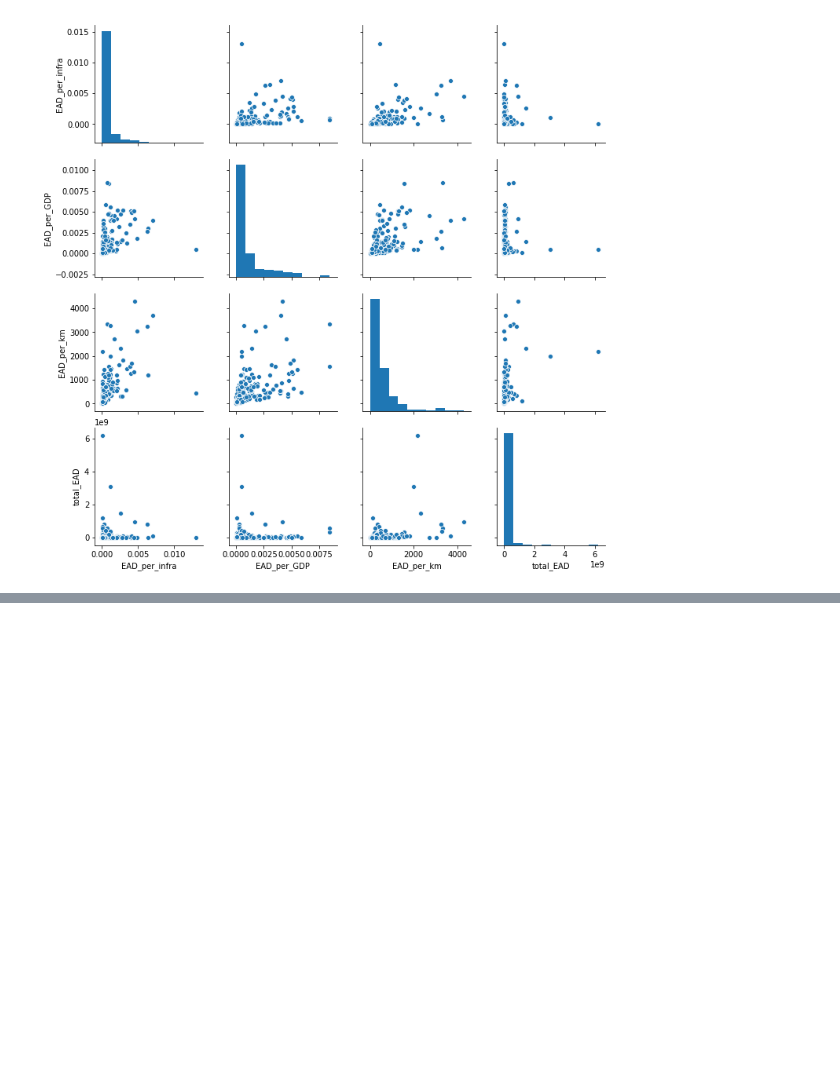
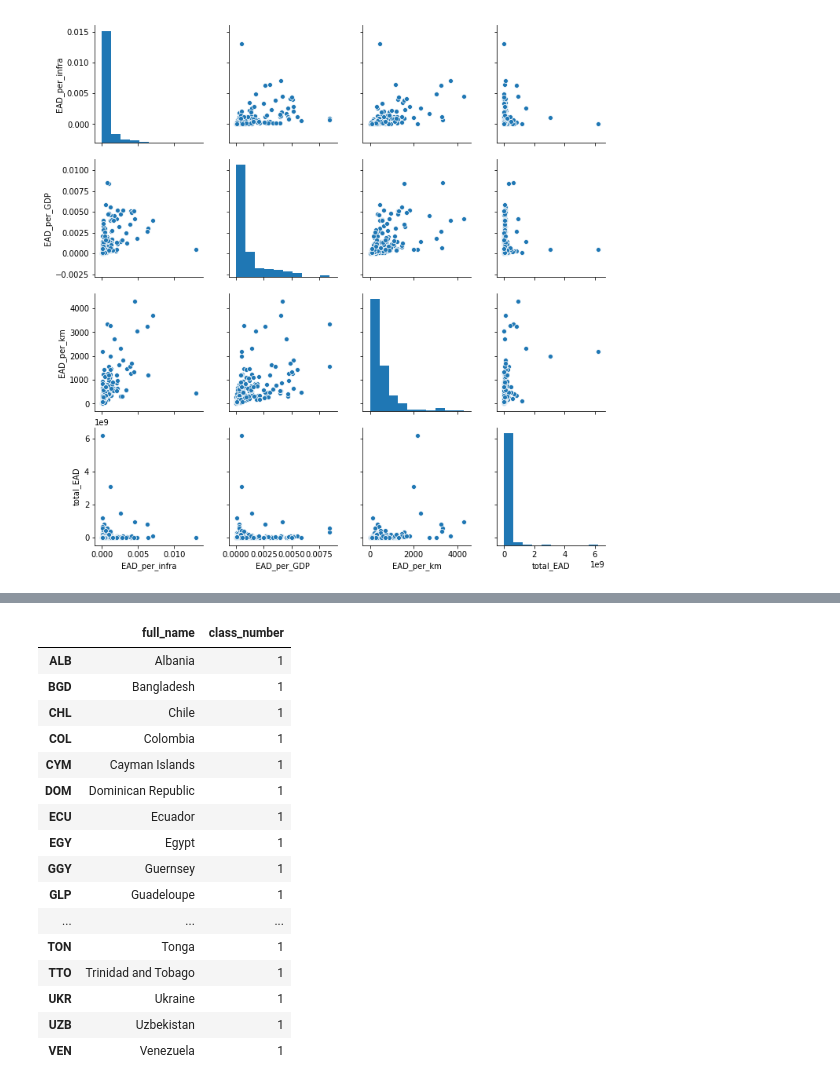
Before and after one commit to julierozenberg/various_notebooks, a Jupyter notebook: country_clustering.ipynb, the cells around one changed output, grey strips where cells are left out. Drawn from its saved outputs; the diff is of its cells as text; code cells hidden in the pictures; blank space fills up the shorter version.

```diff
--- a/country_clustering.ipynb
+++ b/country_clustering.ipynb
@@ -185,0 +213,20 @@ plt.show()
+# %%
+basic_data.loc[basic_data.class_number==1,['full_name','class_number']]
+# %% [output]
+|  | full_name | class_number |
+| ALB | Albania | 1 |
+| BGD | Bangladesh | 1 |
+| CHL | Chile | 1 |
+| COL | Colombia | 1 |
+| CYM | Cayman Islands | 1 |
+| DOM | Dominican Republic | 1 |
+| ECU | Ecuador | 1 |
+| EGY | Egypt | 1 |
+| GGY | Guernsey | 1 |
+| GLP | Guadeloupe | 1 |
+| ... | ... | ... |
+| TON | Tonga | 1 |
+| TTO | Trinidad and Tobago | 1 |
+| UKR | Ukraine | 1 |
+| UZB | Uzbekistan | 1 |
+| VEN | Venezuela | 1 |
```
Also changed, not shown: parts of 21 cells of this notebook.
